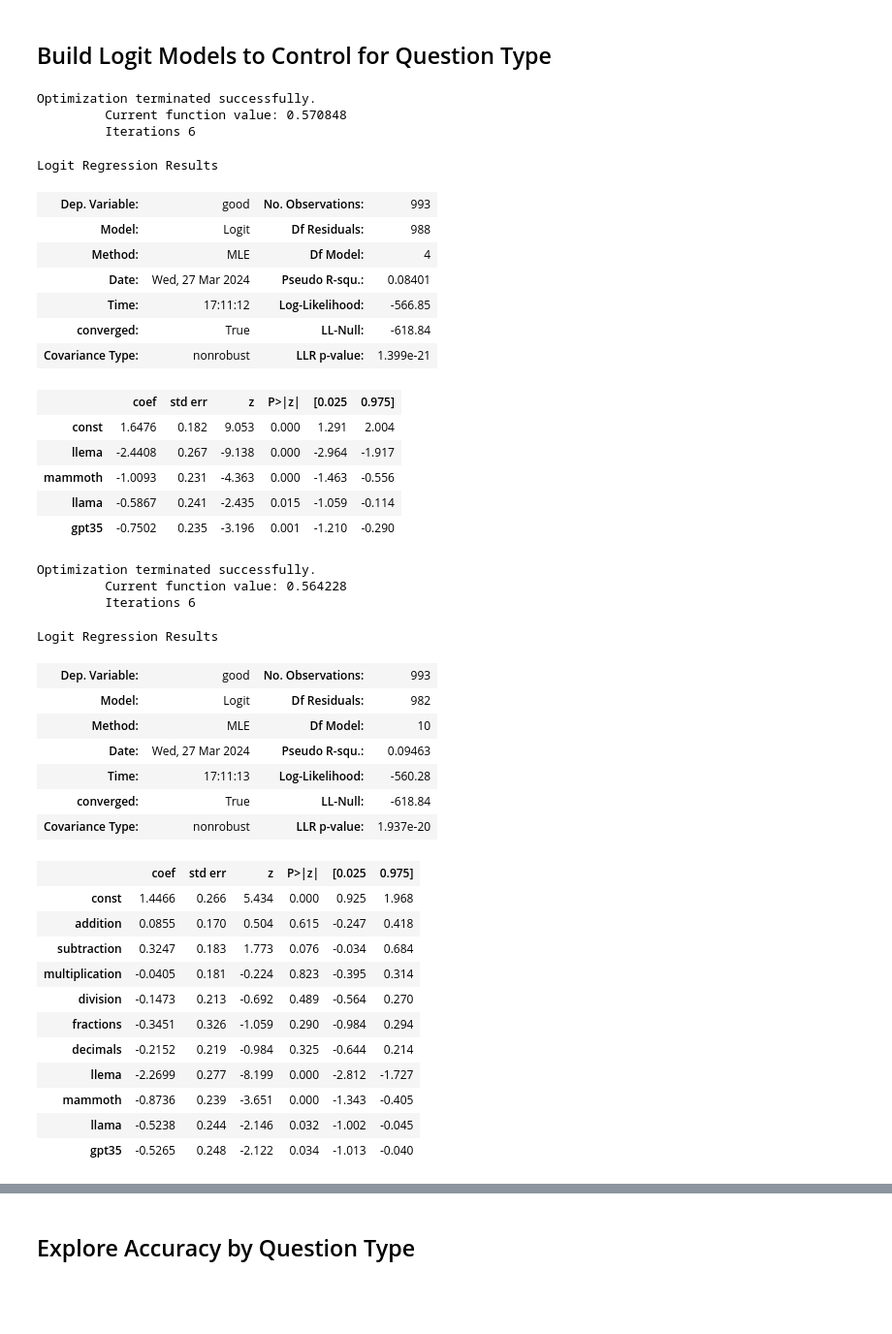
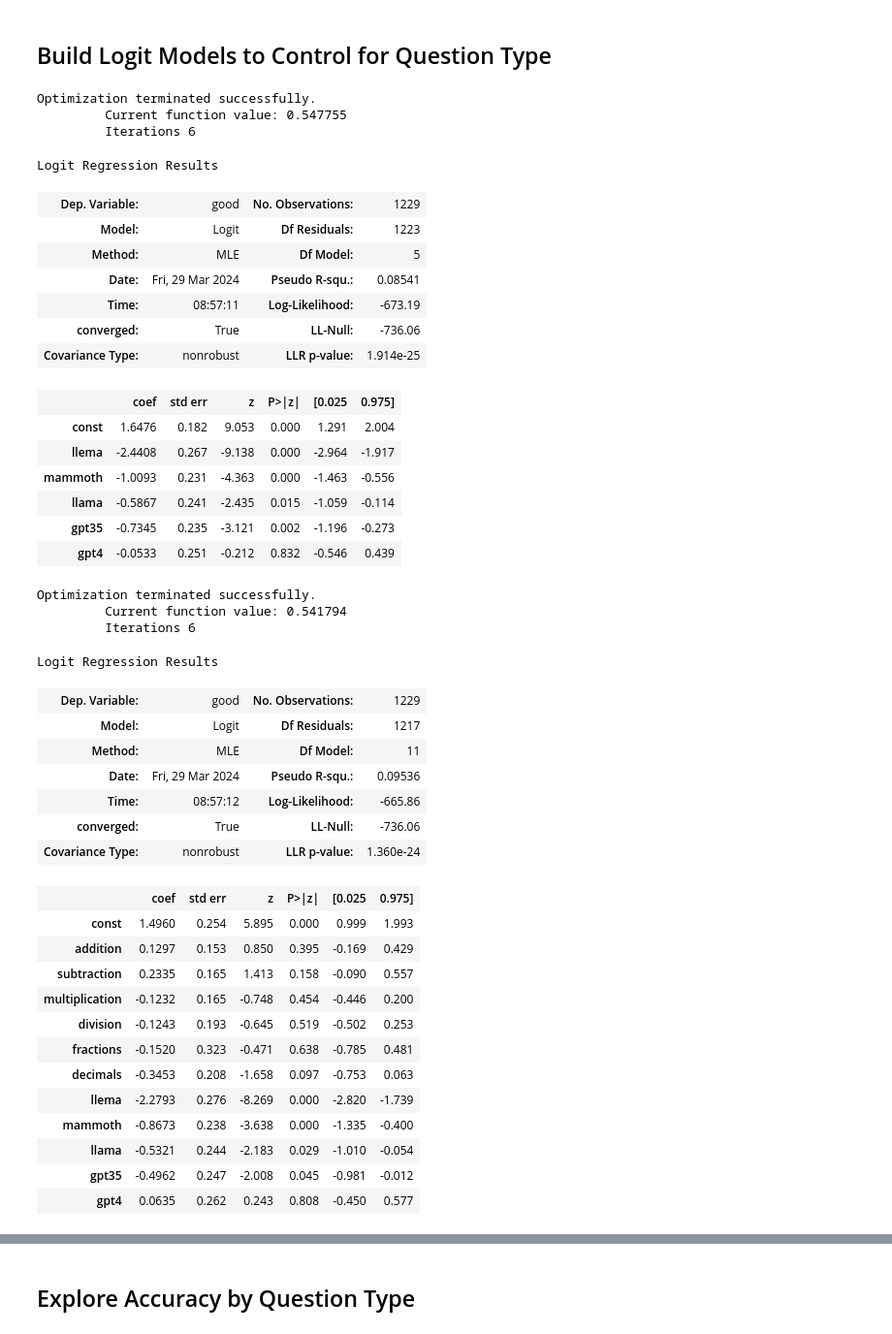
Before and after one commit to bryanchrist/llama2-70b, a Jupyter notebook: Compare_Models_Zooniverse.ipynb, the cells around one changed output, grey strips where cells are left out. Shown: that part at 97% size. Cells and saved outputs as stored; diff of their text form; code cells hidden in the pictures; blank space fills up the shorter version.

```diff
--- a/Compare_Models_Zooniverse.ipynb
+++ b/Compare_Models_Zooniverse.ipynb
@@ -187,6 +187,9 @@ for i in range(len(df)):
         model.append('mathwell')
     elif 'gpt35' in question_number:
         model.append('gpt35')
+
+    elif 'gpt4' in question_number:
+        model.append('gpt4')
     else:
         # Append None if none of the models are found in question_number
         model.append(None)
@@ -870,8 +892,12 @@ Name: count, dtype: int64
 df = df.rename({'topic_x': 'topic'}, axis =1)
 df = df.drop('matched', axis = 1)
 df = df[df['model']!= 'mathwell']
+df = df[df['model']!='gpt35']
+df = df[df['model']!='gpt4']
 mathwell = pd.read_csv('data/mathwell_final_annotations.csv')
-df = pd.concat([df, mathwell])
+gpt35 = pd.read_csv('data/gpt35_annotations.csv')
+gpt4 = pd.read_csv('data/gpt4_annotations.csv')
+df = pd.concat([df, mathwell, gpt35, gpt4])
 def good(df):
     if df['solvability']==1:
         if df['accuracy']==1:
@@ -1428,61 +1560,63 @@ P-value: 3.215402036842197e-09
 # %%
 reg_df = pd.concat([df, pd.get_dummies(df['model'], dtype = int)], axis=1)
 reg_df = reg_df[reg_df['solvability']==1]
-x = reg_df[['llema', 'mammoth', 'llama', 'gpt35']]
+x = reg_df[['llema', 'mammoth', 'llama', 'gpt35', 'gpt4']]
 x = sm.add_constant(x)
 y = reg_df['good']
 log_reg = sm.Logit(y, x).fit()
 log_reg.summary()
 # %% [output]
 Optimization terminated successfully.
-         Current function value: 0.570848
+         Current function value: 0.547755
          Iterations 6
 Logit Regression Results
-| Dep. Variable: | good | No. Observations: | 993 |
-| Model: | Logit | Df Residuals: | 988 |
-| Method: | MLE | Df Model: | 4 |
-| Date: | Wed, 27 Mar 2024 | Pseudo R-squ.: | 0.08401 |
-| Time: | 17:11:12 | Log-Likelihood: | -566.85 |
-| converged: | True | LL-Null: | -618.84 |
-| Covariance Type: | nonrobust | LLR p-value: | 1.399e-21 |
+| Dep. Variable: | good | No. Observations: | 1229 |
+| Model: | Logit | Df Residuals: | 1223 |
+| Method: | MLE | Df Model: | 5 |
+| Date: | Fri, 29 Mar 2024 | Pseudo R-squ.: | 0.08541 |
+| Time: | 08:57:11 | Log-Likelihood: | -673.19 |
+| converged: | True | LL-Null: | -736.06 |
+| Covariance Type: | nonrobust | LLR p-value: | 1.914e-25 |
 |  | coef | std err | z | P>|z| | [0.025 | 0.975] |
 | const | 1.6476 | 0.182 | 9.053 | 0.000 | 1.291 | 2.004 |
 | llema | -2.4408 | 0.267 | -9.138 | 0.000 | -2.964 | -1.917 |
 | mammoth | -1.0093 | 0.231 | -4.363 | 0.000 | -1.463 | -0.556 |
 | llama | -0.5867 | 0.241 | -2.435 | 0.015 | -1.059 | -0.114 |
-| gpt35 | -0.7502 | 0.235 | -3.196 | 0.001 | -1.210 | -0.290 |
+| gpt35 | -0.7345 | 0.235 | -3.121 | 0.002 | -1.196 | -0.273 |
+| gpt4 | -0.0533 | 0.251 | -0.212 | 0.832 | -0.546 | 0.439 |
 # %%
 x = reg_df[['addition', 'subtraction',
        'multiplication', 'division', 'fractions', 'decimals',
-       'llema', 'mammoth', 'llama', 'gpt35']]
+       'llema', 'mammoth', 'llama', 'gpt35', 'gpt4']]
 y = reg_df['good']
 x = sm.add_constant(x)
 log_reg = sm.Logit(y, x).fit()
 log_reg.summary()
 # %% [output]
 Optimization terminated successfully.
-         Current function value: 0.564228
+         Current function value: 0.541794
          Iterations 6
 Logit Regression Results
-| Dep. Variable: | good | No. Observations: | 993 |
-| Model: | Logit | Df Residuals: | 982 |
-| Method: | MLE | Df Model: | 10 |
-| Date: | Wed, 27 Mar 2024 | Pseudo R-squ.: | 0.09463 |
-| Time: | 17:11:13 | Log-Likelihood: | -560.28 |
-| converged: | True | LL-Null: | -618.84 |
-| Covariance Type: | nonrobust | LLR p-value: | 1.937e-20 |
+| Dep. Variable: | good | No. Observations: | 1229 |
+| Model: | Logit | Df Residuals: | 1217 |
+| Method: | MLE | Df Model: | 11 |
+| Date: | Fri, 29 Mar 2024 | Pseudo R-squ.: | 0.09536 |
+| Time: | 08:57:12 | Log-Likelihood: | -665.86 |
+| converged: | True | LL-Null: | -736.06 |
+| Covariance Type: | nonrobust | LLR p-value: | 1.360e-24 |
 |  | coef | std err | z | P>|z| | [0.025 | 0.975] |
-| const | 1.4466 | 0.266 | 5.434 | 0.000 | 0.925 | 1.968 |
-| addition | 0.0855 | 0.170 | 0.504 | 0.615 | -0.247 | 0.418 |
-| subtraction | 0.3247 | 0.183 | 1.773 | 0.076 | -0.034 | 0.684 |
-| multiplication | -0.0405 | 0.181 | -0.224 | 0.823 | -0.395 | 0.314 |
-| division | -0.1473 | 0.213 | -0.692 | 0.489 | -0.564 | 0.270 |
-| fractions | -0.3451 | 0.326 | -1.059 | 0.290 | -0.984 | 0.294 |
-| decimals | -0.2152 | 0.219 | -0.984 | 0.325 | -0.644 | 0.214 |
-| llema | -2.2699 | 0.277 | -8.199 | 0.000 | -2.812 | -1.727 |
-| mammoth | -0.8736 | 0.239 | -3.651 | 0.000 | -1.343 | -0.405 |
-| llama | -0.5238 | 0.244 | -2.146 | 0.032 | -1.002 | -0.045 |
-| gpt35 | -0.5265 | 0.248 | -2.122 | 0.034 | -1.013 | -0.040 |
+| const | 1.4960 | 0.254 | 5.895 | 0.000 | 0.999 | 1.993 |
+| addition | 0.1297 | 0.153 | 0.850 | 0.395 | -0.169 | 0.429 |
+| subtraction | 0.2335 | 0.165 | 1.413 | 0.158 | -0.090 | 0.557 |
+| multiplication | -0.1232 | 0.165 | -0.748 | 0.454 | -0.446 | 0.200 |
+| division | -0.1243 | 0.193 | -0.645 | 0.519 | -0.502 | 0.253 |
+| fractions | -0.1520 | 0.323 | -0.471 | 0.638 | -0.785 | 0.481 |
+| decimals | -0.3453 | 0.208 | -1.658 | 0.097 | -0.753 | 0.063 |
+| llema | -2.2793 | 0.276 | -8.269 | 0.000 | -2.820 | -1.739 |
+| mammoth | -0.8673 | 0.238 | -3.638 | 0.000 | -1.335 | -0.400 |
+| llama | -0.5321 | 0.244 | -2.183 | 0.029 | -1.010 | -0.054 |
+| gpt35 | -0.4962 | 0.247 | -2.008 | 0.045 | -0.981 | -0.012 |
+| gpt4 | 0.0635 | 0.262 | 0.243 | 0.808 | -0.450 | 0.577 |
 # %%
 reg_df = pd.concat([df, pd.get_dummies(df['model'], dtype = int)], axis=1)
 reg_df = reg_df[reg_df['solvability']==1]
```
Also changed, not shown: parts of 55 cells of this notebook, 4 other files.
